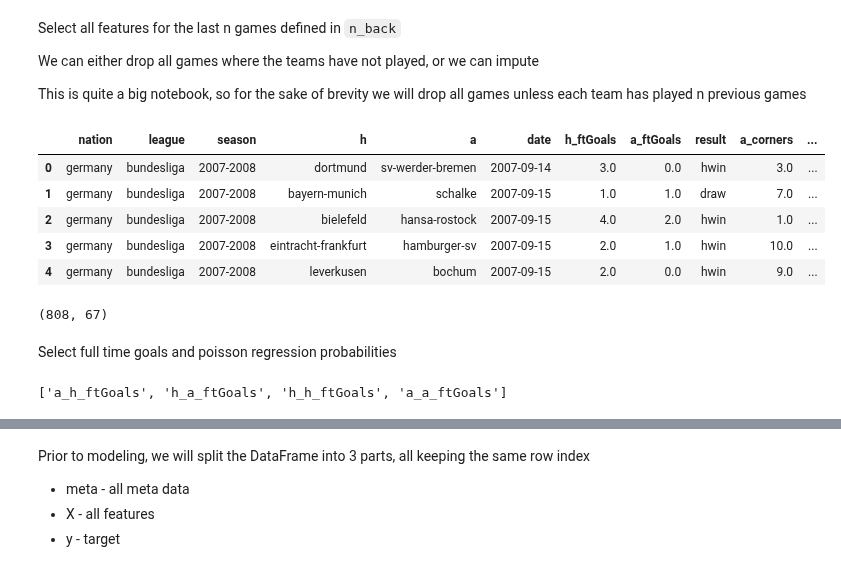
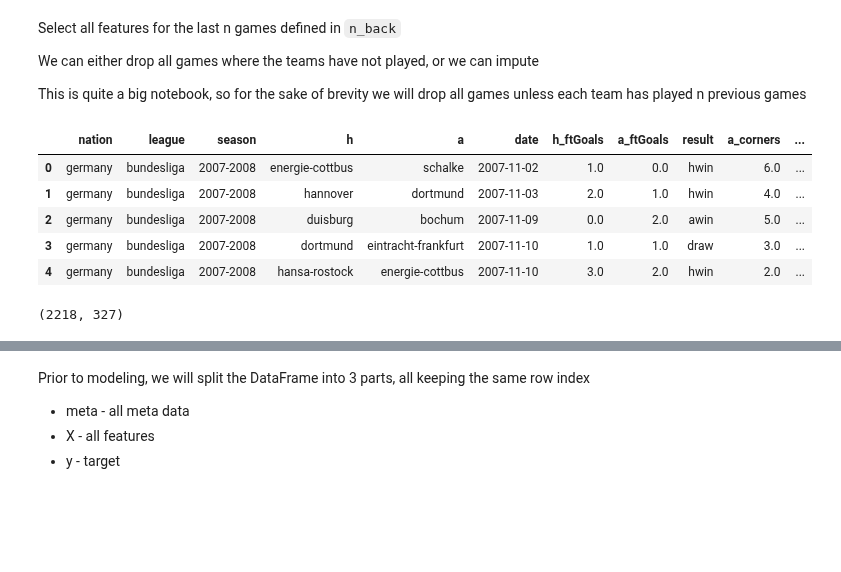
Before and after one commit to DMacGillivray/soccer-predictions, a Jupyter notebook: notebooks/0005.0000a Modeling Strategy a.ipynb, the cells around one changed output, grey strips where cells are left out. Cells and saved outputs as stored; diff of their text form; code cells hidden in the pictures; blank space fills up the shorter version.

```diff
--- a/notebooks/0005.0000a Modeling Strategy a.ipynb
+++ b/notebooks/0005.0000a Modeling Strategy a.ipynb
@@ -34,9 +34,11 @@ SAMP_STACKED_DIR = SAMPLE_DIR / '01-stacked-seasons'
 SAMP_FEATURED_DIR = SAMPLE_DIR / '02-featured'
 SAMP_TRANSFORMED_DIR = SAMPLE_DIR / '03-transformed'
 
-SAMP_STACKED_FP = SAMP_STACKED_DIR / 'germany' / 'bundesliga' / '2007-2008__2009-2010.csv'
-SAMP_FEATURED_FP = SAMP_FEATURED_DIR / 'germany' / 'bundesliga' / '2007-2008__2009-2010.csv'
-SAMP_TRANSFORMED_FP = SAMP_TRANSFORMED_DIR / 'germany' / 'bundesliga' / '2007-2008__2009-2010.csv'
+fn = '2007-2008__2009-2010.csv'
+fn = '2007-2008__2017-2018.csv'
+SAMP_STACKED_FP = SAMP_STACKED_DIR / 'germany' / 'bundesliga' / fn
+SAMP_FEATURED_FP = SAMP_FEATURED_DIR / 'germany' / 'bundesliga' / fn
+SAMP_TRANSFORMED_FP = SAMP_TRANSFORMED_DIR / 'germany' / 'bundesliga' / fn
 SAMP_MODEL_FP = SAMPLE_DIR / 'models' / 'optimized-model.joblib'
 # %% [output]
 Modules to reload:
@@ -387,0 +418,7 @@ df_select_features.head()
+# %%
+# selected_base_features = ['ftGoals', 'corners',
+#                           'impliedWin', 'impliedDraw', 'impliedLose',
+#                           'poissWin', 'poissDraw', 'poisLose']
+selected_base_features = base_features
+df_select_features = get_df_from_base_features(df_trans, selected_base_features)
+df_select_features.head()
@@ -392,18 +437,17 @@ We can either drop all games where the teams have not played, or we can impute
 
 This is quite a big notebook, so for the sake of brevity we will drop all games unless each team has played n previous games
 # %%
-df_cut = cut_historical_games(df_select_features, n_back=2, drop_all_nan_rows=True, how='any')
+n_back=4
+df_cut = cut_historical_games(df_select_features, n_back=n_back, drop_all_nan_rows=True, how='any')
 df_cut.head()
 # %% [output]
 |  | nation | league | season | h | a | date | h_ftGoals | a_ftGoals | result | a_corners | ... |
-| 0 | germany | bundesliga | 2007-2008 | dortmund | sv-werder-bremen | 2007-09-14 | 3.0 | 0.0 | hwin | 3.0 | ... |
-| 1 | germany | bundesliga | 2007-2008 | bayern-munich | schalke | 2007-09-15 | 1.0 | 1.0 | draw | 7.0 | ... |
-| 2 | germany | bundesliga | 2007-2008 | bielefeld | hansa-rostock | 2007-09-15 | 4.0 | 2.0 | hwin | 1.0 | ... |
-| 3 | germany | bundesliga | 2007-2008 | eintracht-frankfurt | hamburger-sv | 2007-09-15 | 2.0 | 1.0 | hwin | 10.0 | ... |
-| 4 | germany | bundesliga | 2007-2008 | leverkusen | bochum | 2007-09-15 | 2.0 | 0.0 | hwin | 9.0 | ... |
+| 0 | germany | bundesliga | 2007-2008 | energie-cottbus | schalke | 2007-11-02 | 1.0 | 0.0 | hwin | 6.0 | ... |
+| 1 | germany | bundesliga | 2007-2008 | hannover | dortmund | 2007-11-03 | 2.0 | 1.0 | hwin | 4.0 | ... |
+| 2 | germany | bundesliga | 2007-2008 | duisburg | bochum | 2007-11-09 | 0.0 | 2.0 | awin | 5.0 | ... |
+| 3 | germany | bundesliga | 2007-2008 | dortmund | eintracht-frankfurt | 2007-11-10 | 1.0 | 1.0 | draw | 3.0 | ... |
+| 4 | germany | bundesliga | 2007-2008 | hansa-rostock | energie-cottbus | 2007-11-10 | 3.0 | 2.0 | hwin | 2.0 | ... |
 # %%
 df_cut.shape
 # %% [output]
-(808, 67)
+(2218, 327)
-# %% [markdown]
-Select full time goals and poisson regression probabilities
@@ -412,6 +453,0 @@ feature_name_stubs = get_geature_name_stubs()
-# %%
-#Just use the goal scored data
-feature_name_stubs = list(set([col.rsplit('-',1)[0] for col in df_trans.columns if 'ftGoals' in col and '-' in col]))
-feature_name_stubs
-# %% [output]
-['a_h_ftGoals', 'h_a_ftGoals', 'h_h_ftGoals', 'a_a_ftGoals']
```
Also changed, not shown: parts of 102 cells of this notebook, 5 other files.
